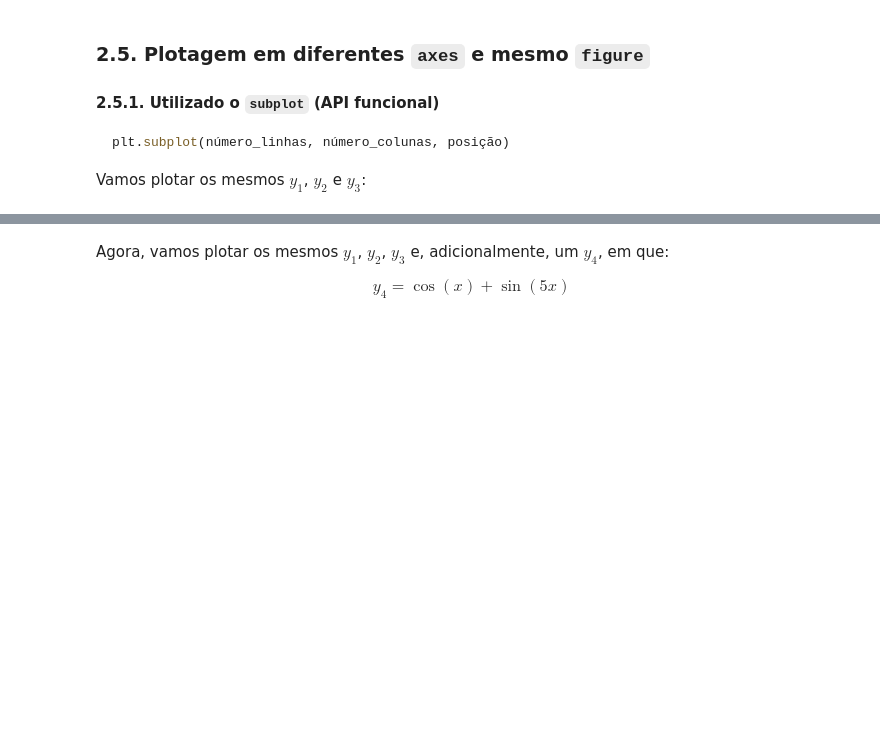
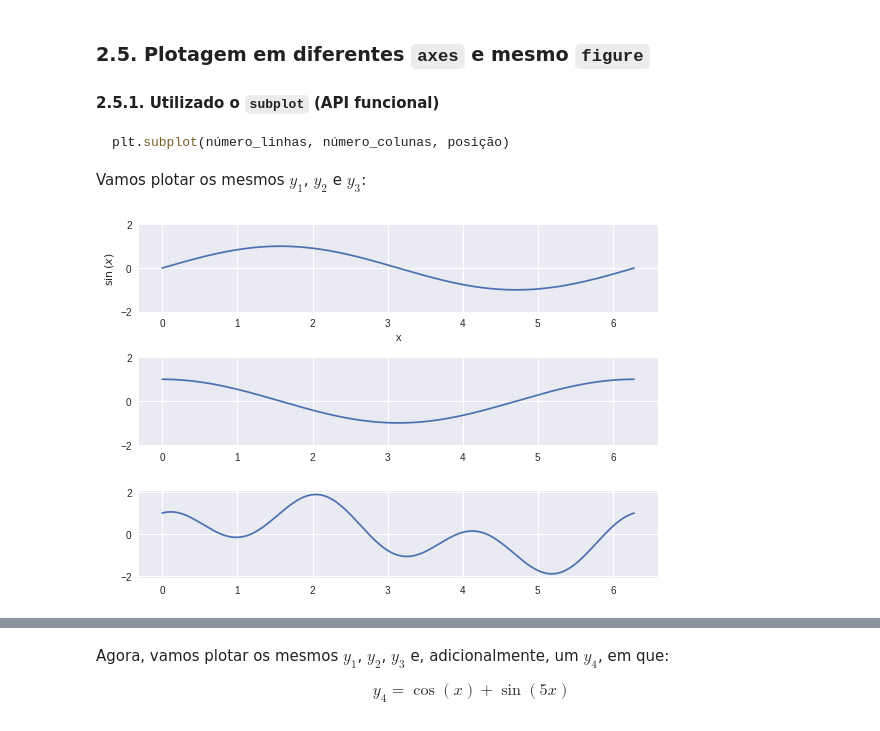
Before and after one commit to walisson-silva-ada/827-data-toolbox, a Jupyter notebook: 03. Matplotlib/03. Matplotlib.ipynb, the cells around one changed output, grey strips where cells are left out. Drawn from its saved outputs; the diff is of its cells as text; code cells hidden in the pictures; blank space fills up the shorter version.

````diff
--- a/03. Matplotlib/03. Matplotlib.ipynb
+++ b/03. Matplotlib/03. Matplotlib.ipynb
@@ -267,3 +273,25 @@ plt.subplot(número_linhas, número_colunas, posição)
 ```
 
 Vamos plotar os mesmos $y_1$, $y_2$ e $y_3$:
+# %%
+# AXES 1
+plt.subplot(3, 1, 1) # Estou definindo que existe um grid de 3 x 1, e estou plotando na posição 1 desse grid
+plt.plot(x, y1)
+plt.ylabel('$\sin{(x)}$')
+plt.xlabel('x')
+plt.ylim(-2, 2)
+plt.yticks([-2, 0, 2])
+
+# AXES 2
+plt.subplot(3, 1, 2)
+plt.plot(x, y2)
+plt.ylim(-2, 2)
+plt.yticks([-2, 0, 2])
+
+# AXES 3
+plt.subplot(3, 1, 3)
+plt.plot(x, y3)
+
+plt.tight_layout()
+# %% [output]
+[figure, added]
````
Also changed, not shown: parts of 31 cells of this notebook, 2 other files.
